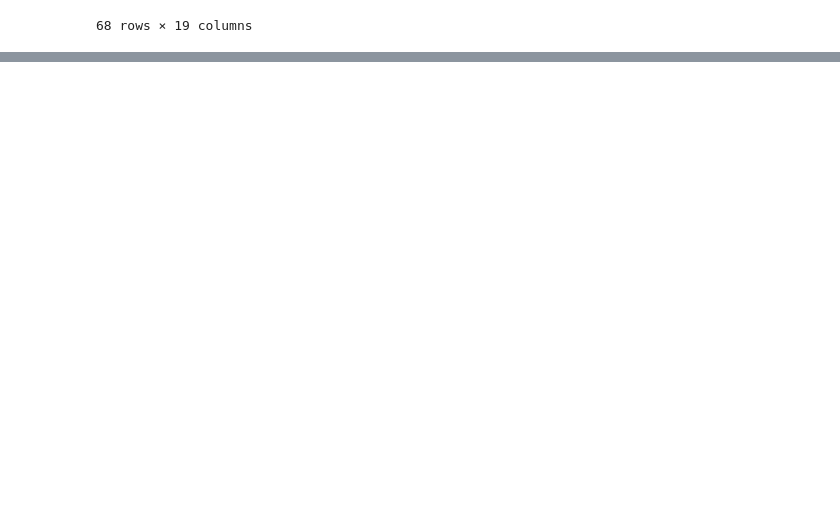
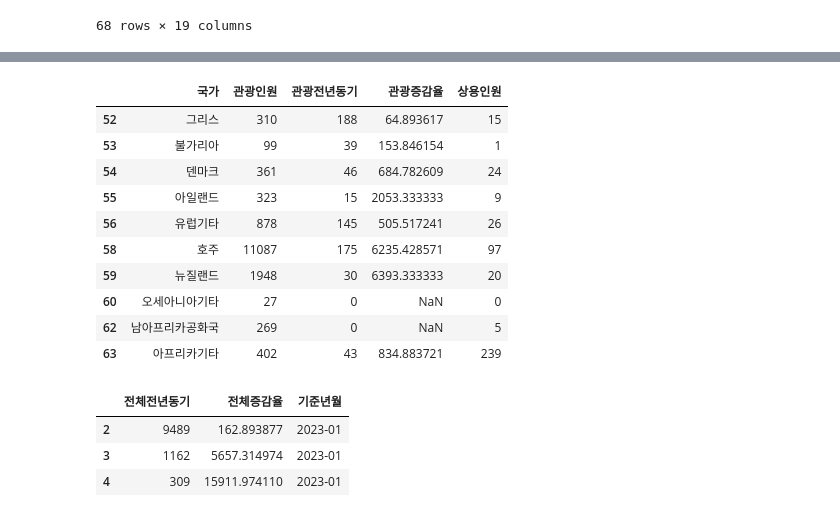
Before and after one commit to shared-repo/green-data-analysis, a Jupyter notebook: workspace/data-analysis-basic/eda-package-10.ipynb, the cells around one changed output, grey strips where cells are left out. Drawn from its saved outputs; the diff is of its cells as text; code cells hidden in the pictures; blank space fills up the shorter version.

```diff
--- a/workspace/data-analysis-basic/eda-package-10.ipynb
+++ b/workspace/data-analysis-basic/eda-package-10.ipynb
@@ -84,0 +133,18 @@ kto_202301
+# %%
+# 5. 기타, 교포, 전체 데이터 제거
+kto_202301.drop(kto_202301.index[-5:]).tail().iloc[:, :5] # 테스트 코드
+kto_202301.drop(kto_202301.index[-5:], axis=0, inplace=True)
+# %%
+kto_202301.iloc[-10:, :5]
+# %% [output]
+|  | 국가 | 관광인원 | 관광전년동기 | 관광증감율 | 상용인원 |
+| 52 | 그리스 | 310 | 188 | 64.893617 | 15 |
+| 53 | 불가리아 | 99 | 39 | 153.846154 | 1 |
+| 54 | 덴마크 | 361 | 46 | 684.782609 | 24 |
+| 55 | 아일랜드 | 323 | 15 | 2053.333333 | 9 |
+| 56 | 유럽기타 | 878 | 145 | 505.517241 | 26 |
+| 58 | 호주 | 11087 | 175 | 6235.428571 | 97 |
+| 59 | 뉴질랜드 | 1948 | 30 | 6393.333333 | 20 |
+| 60 | 오세아니아기타 | 27 | 0 | NaN | 0 |
+| 62 | 남아프리카공화국 | 269 | 0 | NaN | 5 |
+| 63 | 아프리카기타 | 402 | 43 | 834.883721 | 239 |
@@ -84,0 +154,7 @@ kto_202301
+# %%
+kto_202301.iloc[:3, -3:]
+# %% [output]
+|  | 전체전년동기 | 전체증감율 | 기준년월 |
+| 2 | 9489 | 162.893877 | 2023-01 |
+| 3 | 1162 | 5657.314974 | 2023-01 |
+| 4 | 309 | 15911.974110 | 2023-01 |
```
Also changed, not shown: parts of 7 cells of this notebook.
